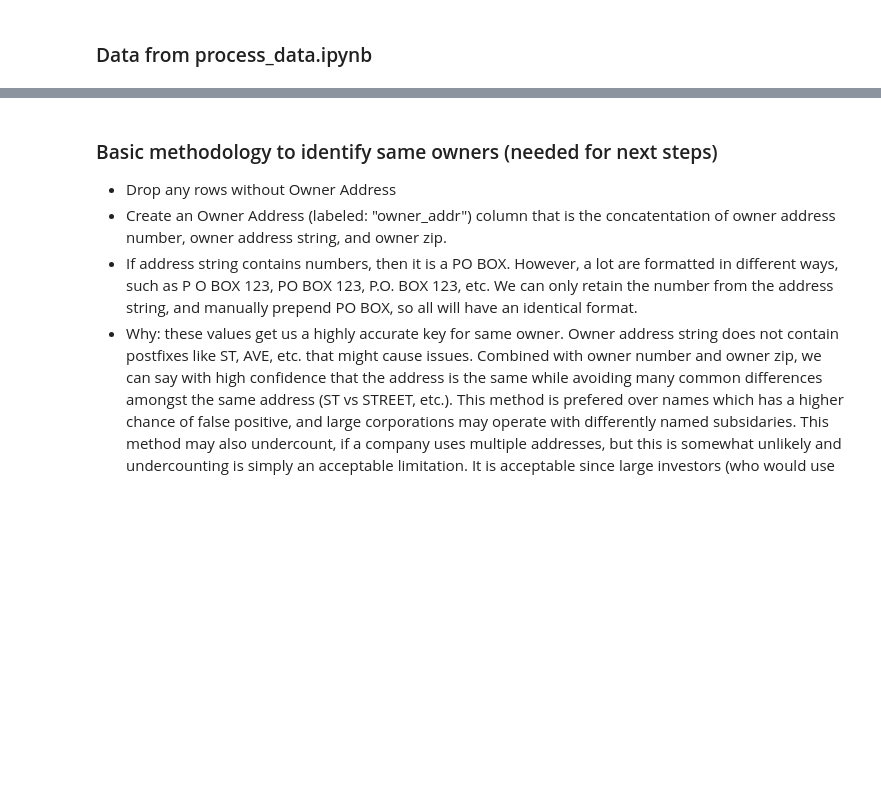
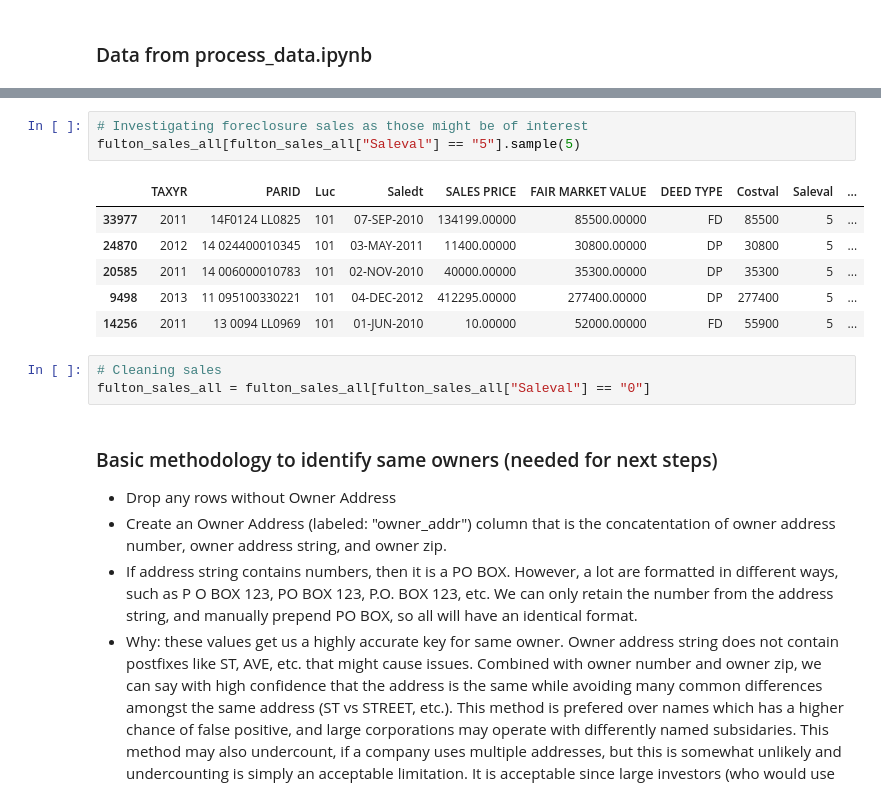
Before and after one commit to Nicholas-Polimeni/wealth-loss-sfr, a Jupyter notebook: analysis.ipynb, the cells around one changed output, grey strips where cells are left out. Drawn from its saved outputs; the diff is of its cells as text; blank space fills up the shorter version.

```diff
--- a/analysis.ipynb
+++ b/analysis.ipynb
@@ -55,3 +110,16 @@ digest_full_geo_nbhd = pd.read_parquet("./output/digest_full_geo_nbhd.parquet")
+# %%
+# Investigating foreclosure sales as those might be of interest
+fulton_sales_all[fulton_sales_all["Saleval"] == "5"].sample(5)
+# %% [output]
+|  | TAXYR | PARID | Luc | Saledt | SALES PRICE | FAIR MARKET VALUE | DEED TYPE | Costval | Saleval | ... |
+| 33977 | 2011 | 14F0124 LL0825 | 101 | 07-SEP-2010 | 134199.00000 | 85500.00000 | FD | 85500 | 5 | ... |
+| 24870 | 2012 | 14 024400010345 | 101 | 03-MAY-2011 | 11400.00000 | 30800.00000 | DP | 30800 | 5 | ... |
+| 20585 | 2011 | 14 006000010783 | 101 | 02-NOV-2010 | 40000.00000 | 35300.00000 | DP | 35300 | 5 | ... |
+| 9498 | 2013 | 11 095100330221 | 101 | 04-DEC-2012 | 412295.00000 | 277400.00000 | DP | 277400 | 5 | ... |
+| 14256 | 2011 | 13 0094 LL0969 | 101 | 01-JUN-2010 | 10.00000 | 52000.00000 | FD | 55900 | 5 | ... |
+# %%
+# Cleaning sales
+fulton_sales_all = fulton_sales_all[fulton_sales_all["Saleval"] == "0"]
 # %% [markdown]
 ### Basic methodology to identify same owners (needed for next steps)
 - Drop any rows without Owner Address
```
Also changed, not shown: parts of 22 cells of this notebook.
